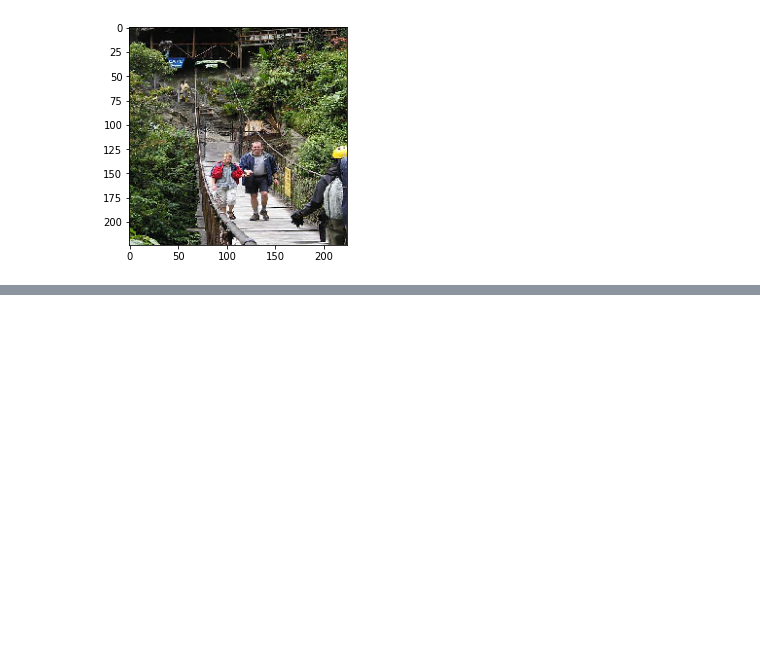
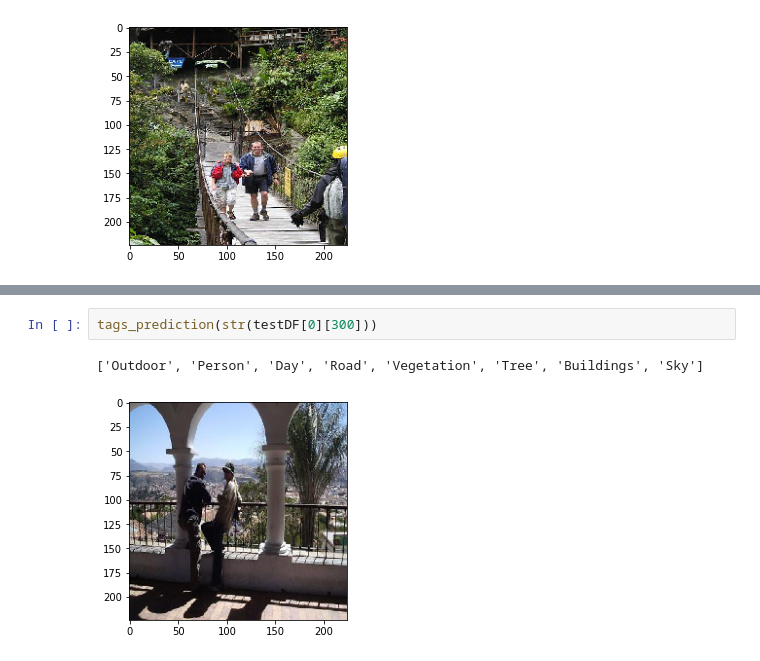
Before and after one commit to GuinaWeng/ML-project, a Jupyter notebook: Final_Project_Code.ipynb, the cells around one changed output, grey strips where cells are left out. Drawn from its saved outputs; the diff is of its cells as text; blank space fills up the shorter version.

```diff
--- a/Final_Project_Code.ipynb
+++ b/Final_Project_Code.ipynb
@@ -131,0 +137,5 @@ tags_prediction(str(testDF[0][14]))
+# %%
+tags_prediction(str(testDF[0][300]))
+# %% [output]
+['Outdoor', 'Person', 'Day', 'Road', 'Vegetation', 'Tree', 'Buildings', 'Sky']
+[figure, added]
```
Also changed, not shown: parts of 5 cells of this notebook.
